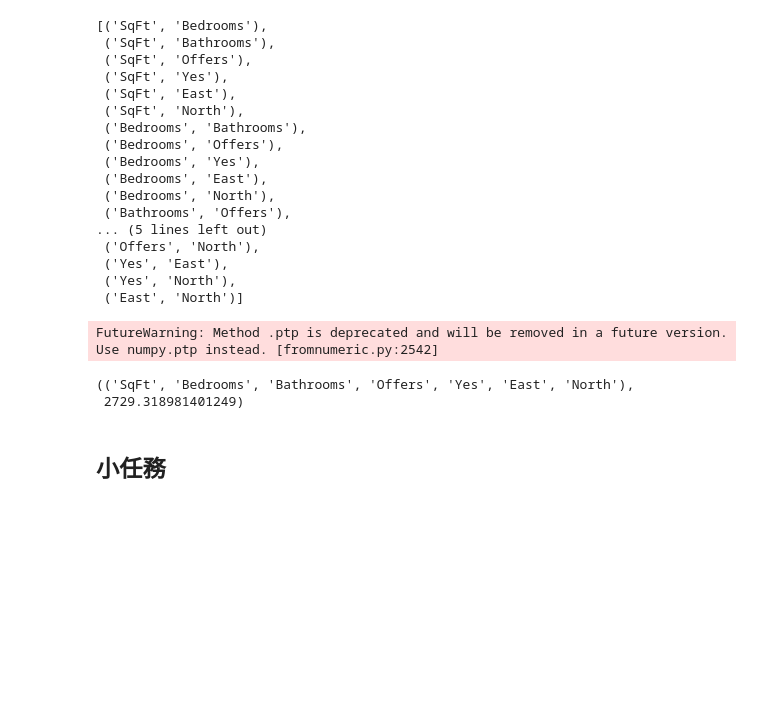
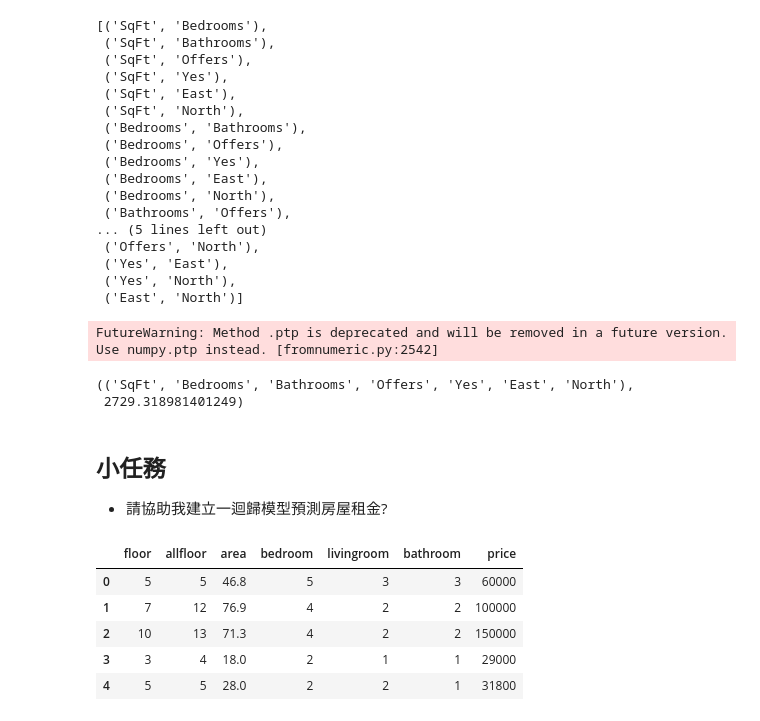
Before and after one commit to ywchiu/taipeifubon, a Jupyter notebook: Demo20200414.ipynb, the cells around one changed output. Drawn from its saved outputs; the diff is of its cells as text; code cells hidden in the pictures; blank space fills up the shorter version.

```diff
--- a/Demo20200414.ipynb
+++ b/Demo20200414.ipynb
@@ -545,3 +545,22 @@ c.most_common()[::-1][0]
  2729.318981401249)
 # %% [markdown]
 ## 小任務
+- 請協助我建立一迴歸模型預測房屋租金?
+# %%
+import pandas
+df = pandas.read_csv('https://raw.githubusercontent.com/ywchiu/taipeifubon/master/data/rent_591_sample.csv', index_col=0)
+# %%
+df['price'] = df['price'].map(lambda e: int(e.replace(',', '')))
+# %%
+df[['bedroom', 'livingroom', 'bathroom']] =df['layout'].str.extract('(\d+)房(\d+)廳(\d+)衛')
+# %%
+df = df[['floor', 'allfloor', 'area', 'bedroom', 'livingroom', 'bathroom', 'price']]
+# %%
+df.head()
+# %% [output]
+|  | floor | allfloor | area | bedroom | livingroom | bathroom | price |
+| 0 | 5 | 5 | 46.8 | 5 | 3 | 3 | 60000 |
+| 1 | 7 | 12 | 76.9 | 4 | 2 | 2 | 100000 |
+| 2 | 10 | 13 | 71.3 | 4 | 2 | 2 | 150000 |
+| 3 | 3 | 4 | 18.0 | 2 | 1 | 1 | 29000 |
+| 4 | 5 | 5 | 28.0 | 2 | 2 | 1 | 31800 |
```
